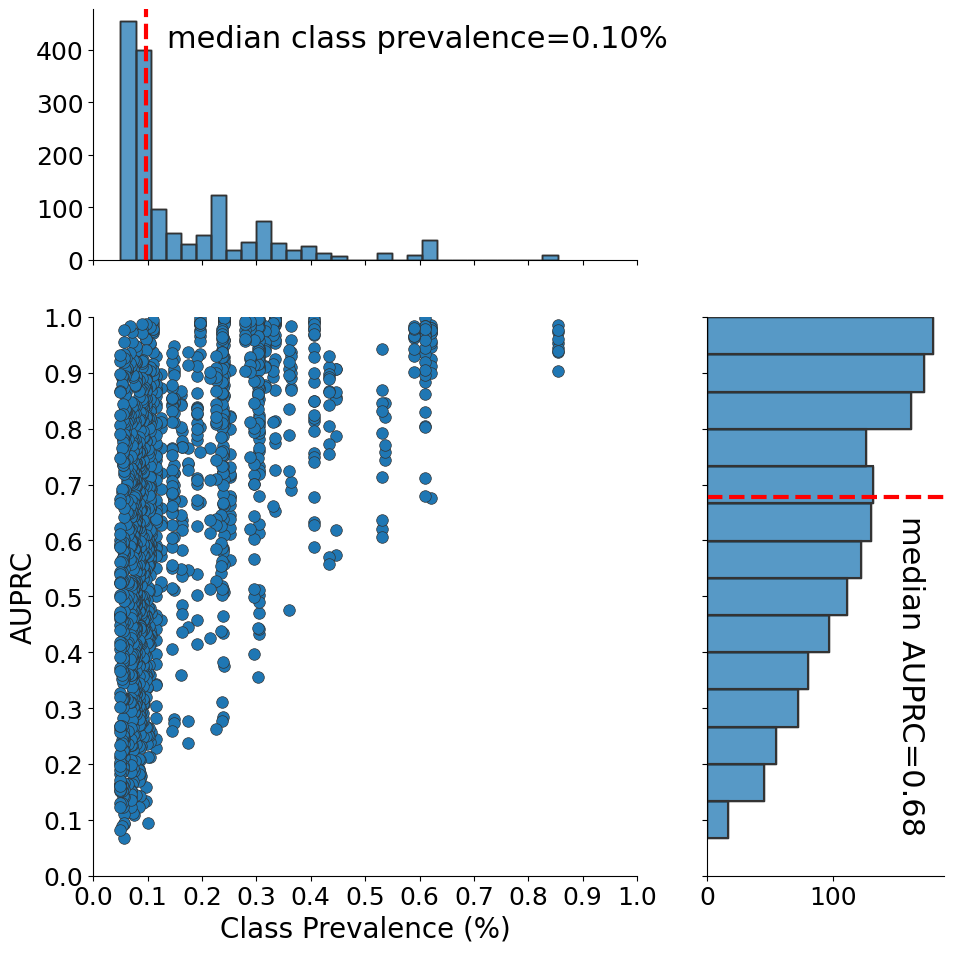
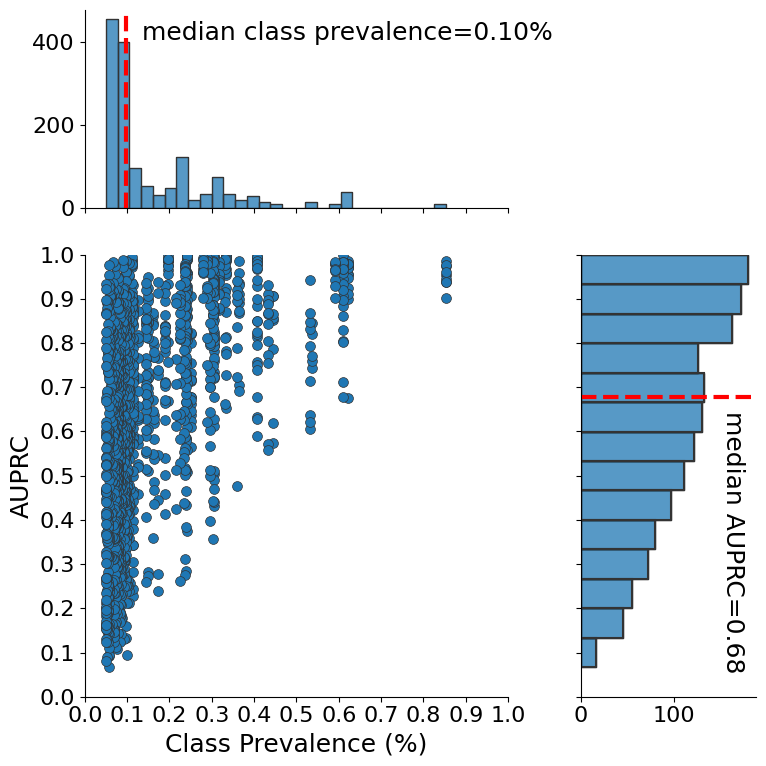
The notebook cell's code change between the first figure and the second:
--- before
+++ after
@@ -1,14 +1,14 @@
 plt.clf()
-plt.figure(figsize=(6,6))
-plt.rcParams["figure.autolayout"] = True
-plt.rcParams["xtick.labelsize"] = 18
-plt.rcParams["ytick.labelsize"] = 18
-plt.rcParams.update({'font.size': 22})
+plt.figure(figsize=(8,8))
+#plt.rcParams["figure.autolayout"] = True
+plt.rcParams["xtick.labelsize"] = 16
+plt.rcParams["ytick.labelsize"] = 16
+plt.rcParams.update({'font.size': 18})
 
 
 ax = sns.jointplot(data=df, x="prevalence", y="auprc",
-                   height=10, ylim=(0, 1),  xlim=(0, 1),
+                   height=8, ylim=(0, 1),  xlim=(0, 1),
                    ratio=2, marginal_ticks=True, legend=True)
-ax.plot_joint(sns.scatterplot, alpha=1, s=70, edgecolor=".2", linewidth=.5)
+ax.plot_joint(sns.scatterplot, alpha=1, s=50, edgecolor=".2", linewidth=.5)
 ax.plot_marginals(sns.histplot, kde=False, fill=False, color="0.2", line_kws={"color": "black", "lw": 3, "ls": "-"})
 #ax = sns.scatterplot(mean_auprc_df, x="prevalance", y="auprc", hue="model", alpha=1)
@@ -21,6 +21,6 @@
 
 
-ax.ax_joint.set_xlabel("Class Prevalence (%)", fontsize=20)
-ax.ax_joint.set_ylabel("AUPRC", fontsize=20)
+ax.ax_joint.set_xlabel("Class Prevalence (%)", fontsize=18)
+ax.ax_joint.set_ylabel("AUPRC", fontsize=18)
 ax.ax_joint.xaxis.set_major_locator(ticker.MultipleLocator(.1))
 ax.ax_joint.xaxis.set_major_formatter(ticker.ScalarFormatter())
@@ -45,4 +45,4 @@
 ax = plt.gca()
 ax.figure.tight_layout()
-plt.savefig(os.path.join(os.getcwd(), "..","..", "..", "output/visualization/temp_new/host_multi_fsl_non_idv_lt1_gte0.05_prcnt_auprc_scatterplot_w_hist.pdf"))
+plt.savefig(os.path.join(os.getcwd(), "..","..", "..", "output/visualization/haven/host_multi_fsl_non_idv_lt1_gte0.05_prcnt_auprc_scatterplot_w_hist.pdf"), dpi=1024, bbox_inches="tight")
 plt.show()

Commit: updated jupyter notebooks